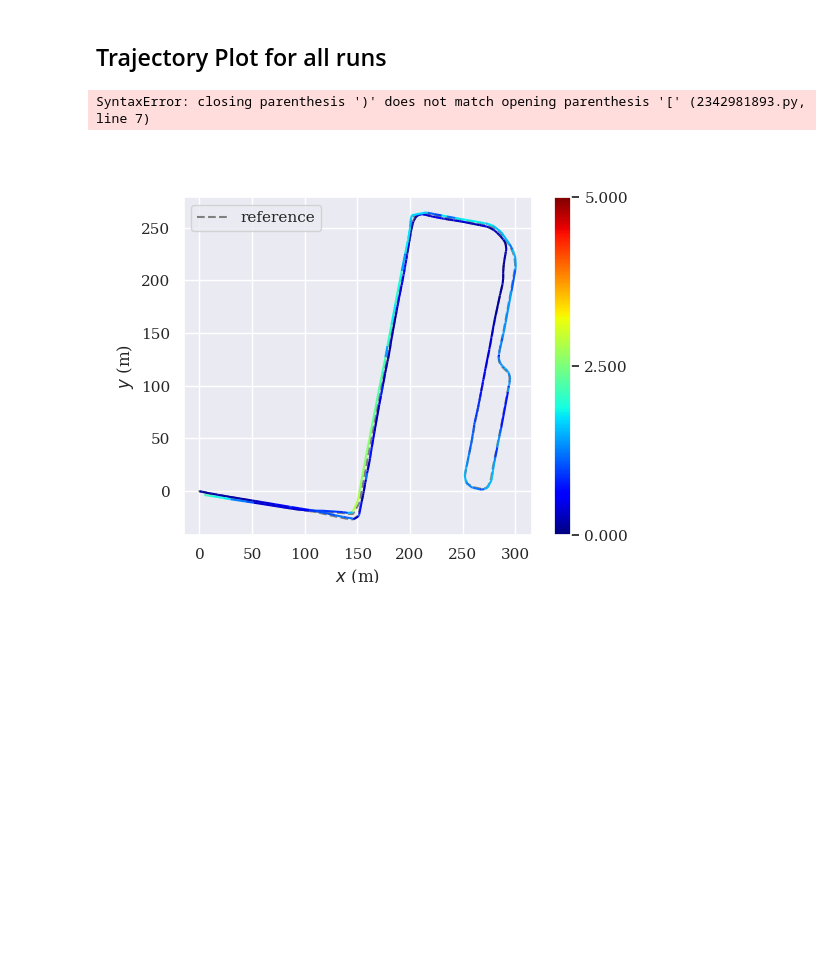
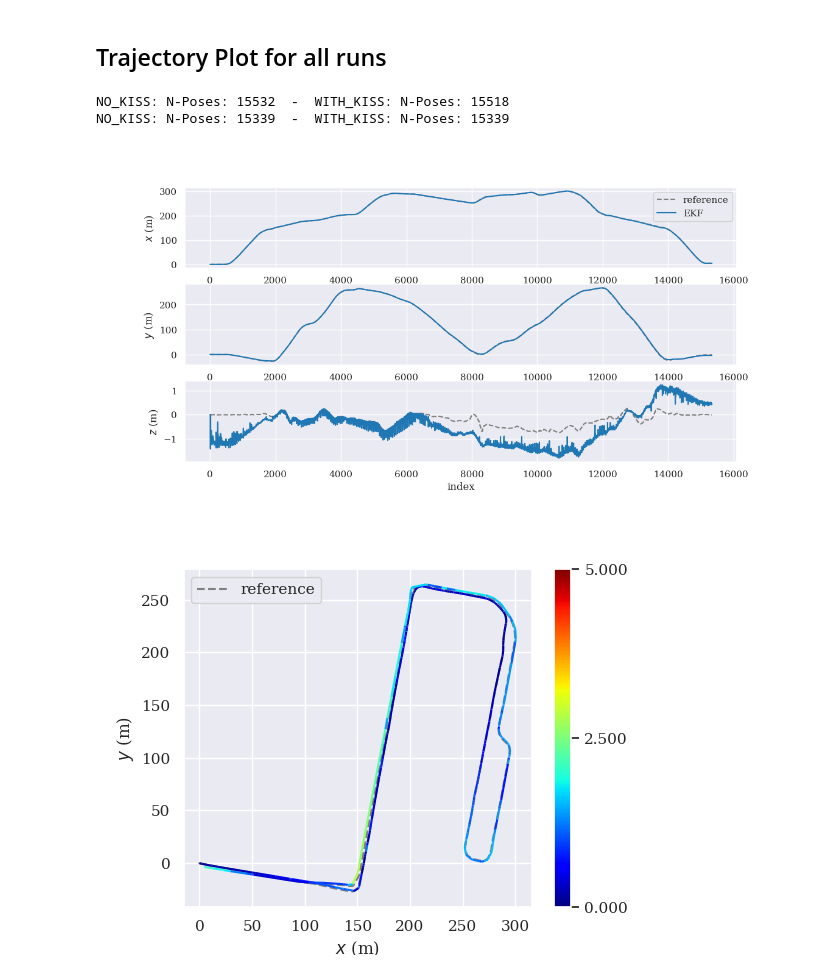
Before and after one commit to Jul310/kiss-icp, a Jupyter notebook: tum_eval/df_analysis.ipynb, the cells around one changed output. Cells and saved outputs as stored; diff of their text form; code cells hidden in the pictures; blank space fills up the shorter version.

```diff
--- a/tum_eval/df_analysis.ipynb
+++ b/tum_eval/df_analysis.ipynb
@@ -160,36 +160,40 @@ compare_plot_multiple(trajectories, names, plot_mode=plot_mode, wf=2, hf=0.5)
 # %%
 # Compare for Errors
 plt.close('all')
 
 
 # traj_ref = deepcopy(data[run]['GT_GPS'])
 # traj_est = deepcopy(data[run][est_trajectory_type])
-traj_ref = deepcopy(DATA[route][TestSets.NO_KISS[1]["EKF"])
+traj_ref = deepcopy(DATA[route][TestSets.NO_KISS][1]["EKF"])
 traj_est = deepcopy(DATA[route][TestSets.WITH_KISS][1]["EKF"])
 
+print(f"NO_KISS: N-Poses: {traj_ref.num_poses}  -  WITH_KISS: N-Poses: {traj_est.num_poses}")
 
 ## Alignment beforehand to reset z-coordinates
 traj_ref, traj_est = tum_tools.sync_trajectories(traj_ref, traj_est, 0.01)
 
+print(f"NO_KISS: N-Poses: {traj_ref.num_poses}  -  WITH_KISS: N-Poses: {traj_est.num_poses}")
 
 # reset traj_est z-coordinate to aling with traj_ref ==> No effect in pose error metric
-traj_est.positions_xyz[:,2] = traj_ref.positions_xyz[:,2]
-traj_est = PoseTrajectory3D(traj_est.positions_xyz, traj_est.orientations_quat_wxyz, traj_est.timestamps)
+# traj_est.positions_xyz[:,2] = traj_ref.positions_xyz[:,2]
+# traj_est = PoseTrajectory3D(traj_est.positions_xyz, traj_est.orientations_quat_wxyz, traj_est.timestamps)
 
 
 
 ## Other types of trajectories for plotting
 # traj_est_kiss = deepcopy(DATA[route][data_set_03][run]["KISS"])
 # traj_est2 = deepcopy(DATA[route][data_set_03][run][est_trajectory_type])
 # traj_out = deepcopy(DATA[route][data_set_04][run][est_trajectory_type])
 
-plot_compare((traj_ref, traj_est), plot_mode='ape', est_name=est_trajectory_type, print_stats=True,
+plot_compare((traj_ref, traj_est), plot_mode='xyz', est_name=est_trajectory_type, print_stats=True,
              pose_relation=PoseRelation.full_transformation, max_diff=g_max_diff_rpe)
 
 # plt.savefig(path.join(result_figure_dir, f"{route}_ape_trajectory.pdf"), format="pdf", bbox_inches="tight")
 # plt.savefig(path.join(result_figure_dir, f"{route}_ekf-xyz_plot.pdf"), format="pdf", bbox_inches="tight")
 # %% [output]
-SyntaxError: closing parenthesis ')' does not match opening parenthesis '[' (2342981893.py, line 7)
+NO_KISS: N-Poses: 15532  -  WITH_KISS: N-Poses: 15518
+NO_KISS: N-Poses: 15339  -  WITH_KISS: N-Poses: 15339
+[figure, added]
 # %%
 # Load data in local structure -> Deepcopy to avoid re-reading
 data = deepcopy(DATA[route])
```
Also changed, not shown: parts of 2 cells of this notebook, 12 other files.
